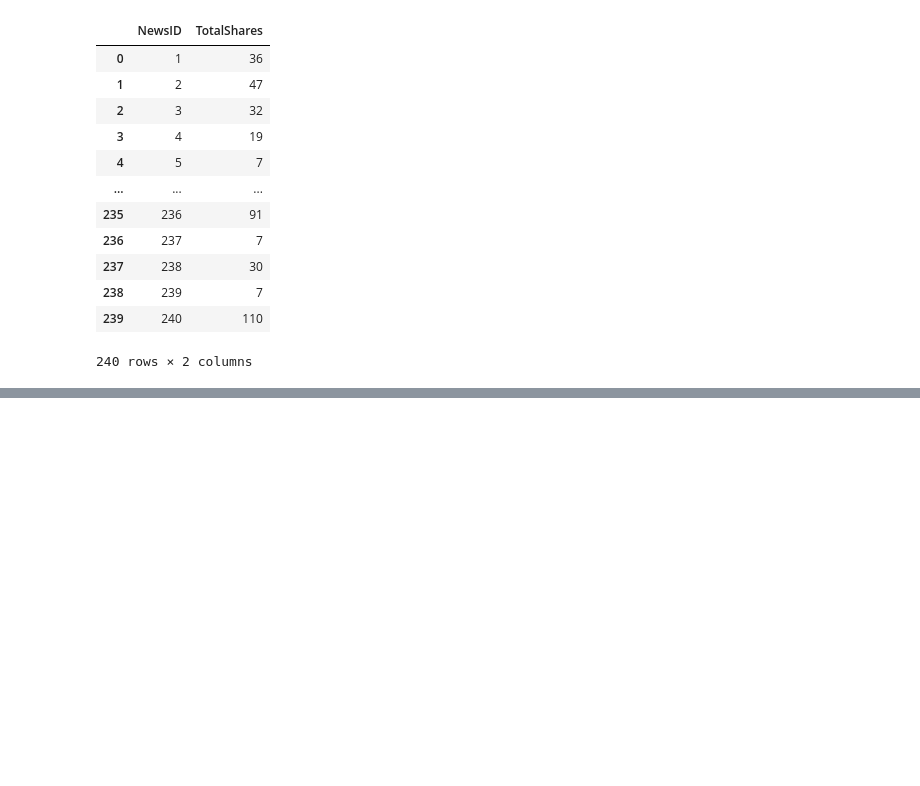
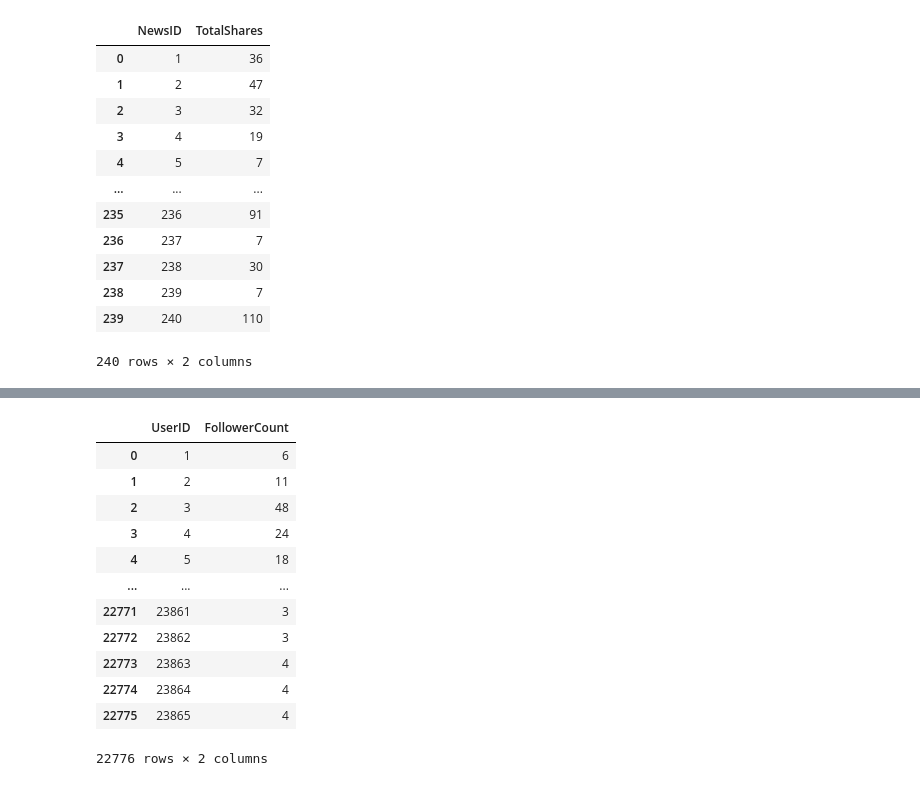
Before and after one commit to kofidesmondML/FakeNewsDetection, a Jupyter notebook: data/Untitled-1.ipynb, the cells around one changed output, grey strips where cells are left out. Saved outputs shown, nothing was run; the diff lists cells and outputs as text; code cells hidden in the pictures; blank space fills up the shorter version.

```diff
--- a/data/Untitled-1.ipynb
+++ b/data/Untitled-1.ipynb
@@ -275,0 +320,39 @@ Note: you may need to restart the kernel to use updated packages.
+# %%
+
+
+def get_follower_counts(filepath):
+    try:
+        df = pd.read_csv(filepath)
+        follower_counts = df.groupby('followed_id')['follower_id'].nunique().reset_index()
+        follower_counts.columns = ['UserID', 'FollowerCount']
+        return follower_counts
+    except FileNotFoundError:
+        print(f"Error: The file '{filepath}' was not found.")
+        return pd.DataFrame(columns=['UserID', 'FollowerCount'])
+    except pd.errors.EmptyDataError:
+        print("Error: The file is empty.")
+        return pd.DataFrame(columns=['UserID', 'FollowerCount'])
+    except pd.errors.ParserError:
+        print("Error: The file is not formatted correctly.")
+        return pd.DataFrame(columns=['UserID', 'FollowerCount'])
+    except Exception as e:
+        print(f"An unexpected error occurred: {e}")
+        return pd.DataFrame(columns=['UserID', 'FollowerCount'])
+
+follower_counts_df = get_follower_counts('User_User.csv')
+#print(follower_counts_df)
+follower_counts_df
+# %% [output]
+|  | UserID | FollowerCount |
+| 0 | 1 | 6 |
+| 1 | 2 | 11 |
+| 2 | 3 | 48 |
+| 3 | 4 | 24 |
+| 4 | 5 | 18 |
+| ... | ... | ... |
+| 22771 | 23861 | 3 |
+| 22772 | 23862 | 3 |
+| 22773 | 23863 | 4 |
+| 22774 | 23864 | 4 |
+| 22775 | 23865 | 4 |
+22776 rows × 2 columns
```
Also changed, not shown: parts of 30 cells of this notebook, 2 other files.
